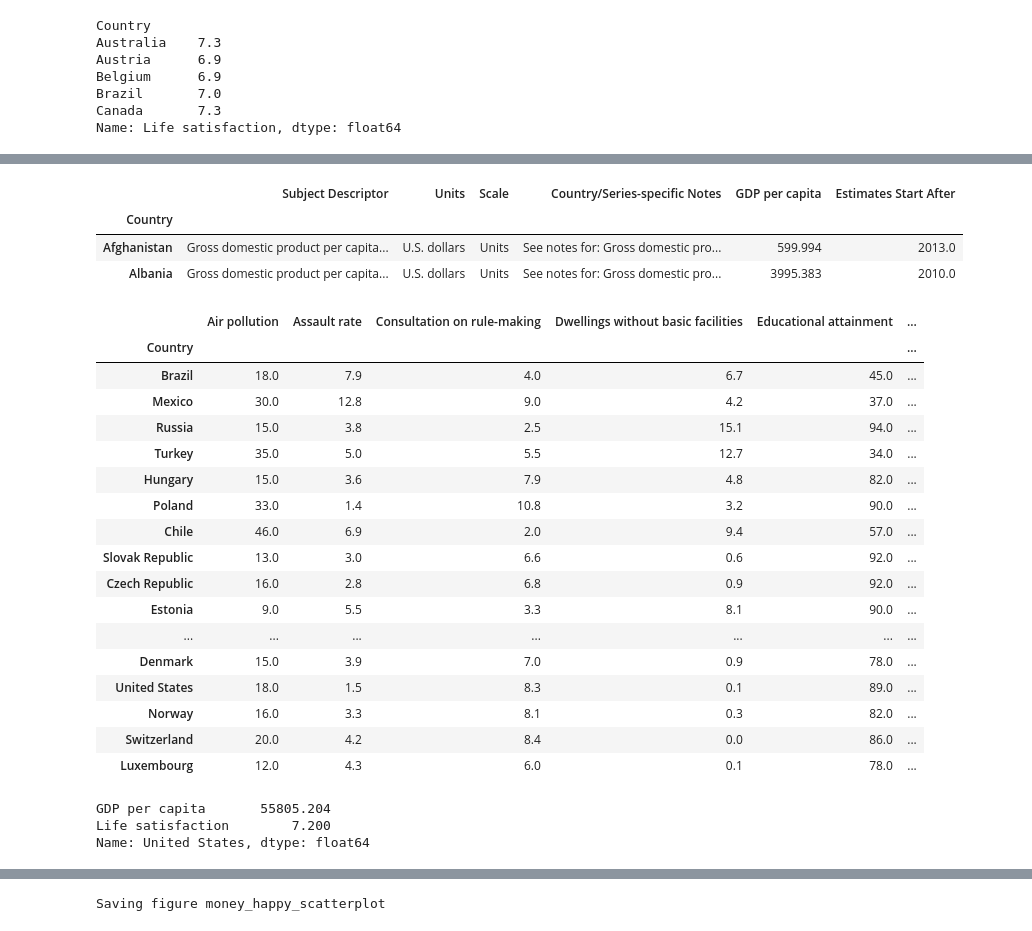
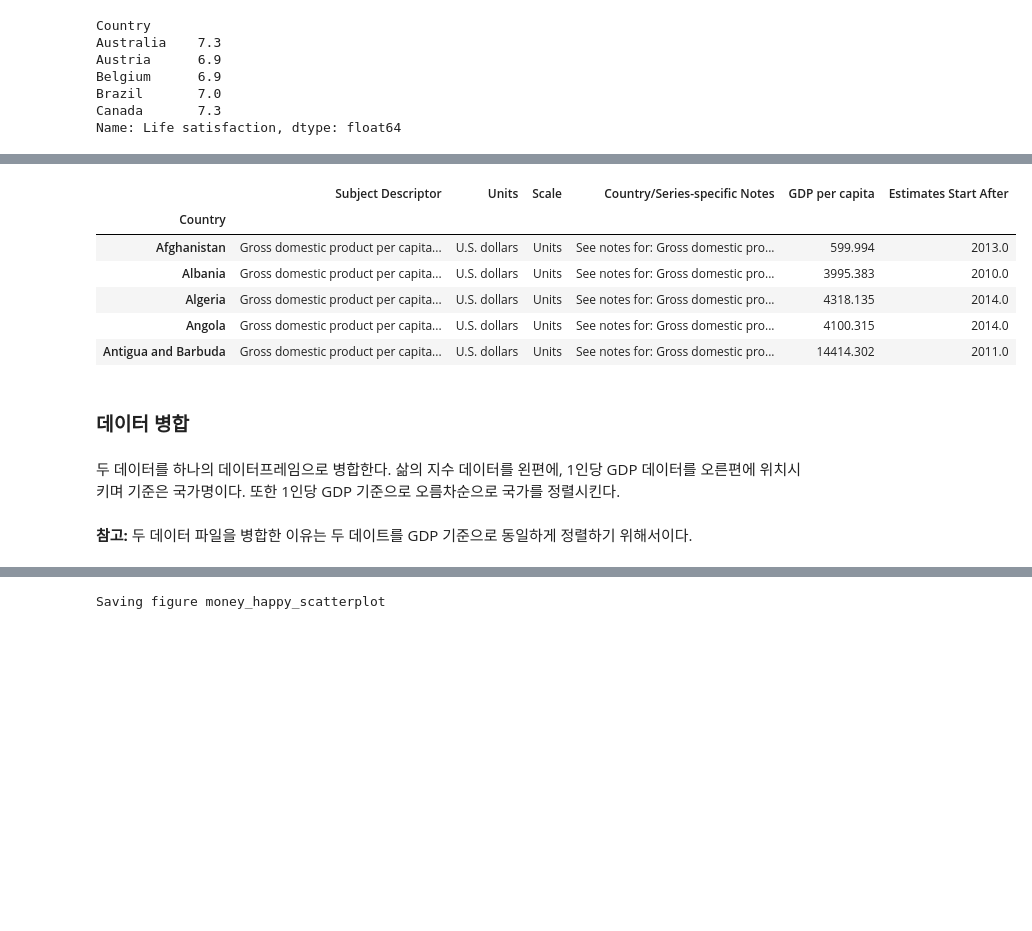
Before and after one commit to codingalzi/handson-ml2, a Jupyter notebook: notebooks/handson-ml-01.ipynb, the cells around one changed output, grey strips where cells are left out. Cells and saved outputs as stored; diff of their text form; code cells hidden in the pictures; blank space fills up the shorter version.

```diff
--- a/notebooks/handson-ml-01.ipynb
+++ b/notebooks/handson-ml-01.ipynb
@@ -220,40 +156,27 @@ Name: Life satisfaction, dtype: float64
 # %%
 gdp_per_capita = pd.read_csv(datapath+"gdp_per_capita.csv", thousands=',', delimiter='\t',
                              encoding='latin1', na_values="n/a")
-gdp_per_capita.rename(columns={"2015": "GDP per capita"}, inplace=True)
+gdp_per_capita.rename(columns={"2015": "GDP per capita"}, inplace=True) # "2015" 컬럼 이름을 "GDP per capita" 로 변경
 gdp_per_capita.set_index("Country", inplace=True)
-gdp_per_capita.head(2)
+
+# 알파벳 순으로 첫 5개 국가 GDP 정보 확인
+gdp_per_capita.head()
 # %% [output]
 |  | Subject Descriptor | Units | Scale | Country/Series-specific Notes | GDP per capita | Estimates Start After |
 | Country |  |  |  |  |  |  |
 | Afghanistan | Gross domestic product per capita... | U.S. dollars | Units | See notes for: Gross domestic pro... | 599.994 | 2013.0 |
 | Albania | Gross domestic product per capita... | U.S. dollars | Units | See notes for: Gross domestic pro... | 3995.383 | 2010.0 |
+| Algeria | Gross domestic product per capita... | U.S. dollars | Units | See notes for: Gross domestic pro... | 4318.135 | 2014.0 |
+| Angola | Gross domestic product per capita... | U.S. dollars | Units | See notes for: Gross domestic pro... | 4100.315 | 2014.0 |
+| Antigua and Barbuda | Gross domestic product per capita... | U.S. dollars | Units | See notes for: Gross domestic pro... | 14414.302 | 2011.0 |
+# %% [markdown]
+### 데이터 병합
+# %% [markdown]
+두 데이터를 하나의 데이터프레임으로 병합한다.
+삶의 지수 데이터를 왼편에, 1인당 GDP 데이터를 오른편에 위치시키며 기준은 국가명이다.
+또한 1인당 GDP 기준으로 오름차순으로 국가를 정렬시킨다.
+# %% [markdown]
+__참고:__ 두 데이터 파일을 병합한 이유는 두 데이트를 GDP 기준으로 동일하게 정렬하기 위해서이다.
 # %%
 full_country_stats = pd.merge(left=oecd_bli, right=gdp_per_capita, left_index=True, right_index=True)
-full_country_stats.sort_values(by="GDP per capita", inplace=True)
-full_country_stats
+full_country_stats.sort_values(by="GDP per capita", inplace=True) # 1인당 GDP 기준으로 정렬
-# %% [output]
-|  | Air pollution | Assault rate | Consultation on rule-making | Dwellings without basic facilities | Educational attainment | ... |
-| Country |  |  |  |  |  | ... |
-| Brazil | 18.0 | 7.9 | 4.0 | 6.7 | 45.0 | ... |
-| Mexico | 30.0 | 12.8 | 9.0 | 4.2 | 37.0 | ... |
-| Russia | 15.0 | 3.8 | 2.5 | 15.1 | 94.0 | ... |
-| Turkey | 35.0 | 5.0 | 5.5 | 12.7 | 34.0 | ... |
-| Hungary | 15.0 | 3.6 | 7.9 | 4.8 | 82.0 | ... |
-| Poland | 33.0 | 1.4 | 10.8 | 3.2 | 90.0 | ... |
-| Chile | 46.0 | 6.9 | 2.0 | 9.4 | 57.0 | ... |
-| Slovak Republic | 13.0 | 3.0 | 6.6 | 0.6 | 92.0 | ... |
-| Czech Republic | 16.0 | 2.8 | 6.8 | 0.9 | 92.0 | ... |
-| Estonia | 9.0 | 5.5 | 3.3 | 8.1 | 90.0 | ... |
-| ... | ... | ... | ... | ... | ... | ... |
-| Denmark | 15.0 | 3.9 | 7.0 | 0.9 | 78.0 | ... |
-| United States | 18.0 | 1.5 | 8.3 | 0.1 | 89.0 | ... |
-| Norway | 16.0 | 3.3 | 8.1 | 0.3 | 82.0 | ... |
-| Switzerland | 20.0 | 4.2 | 8.4 | 0.0 | 86.0 | ... |
-| Luxembourg | 12.0 | 4.3 | 6.0 | 0.1 | 78.0 | ... |
-# %%
-full_country_stats[["GDP per capita", 'Life satisfaction']].loc["United States"]
-# %% [output]
-GDP per capita       55805.204
-Life satisfaction        7.200
-Name: United States, dtype: float64
```
Also changed, not shown: parts of 112 cells of this notebook, 2 other files.
